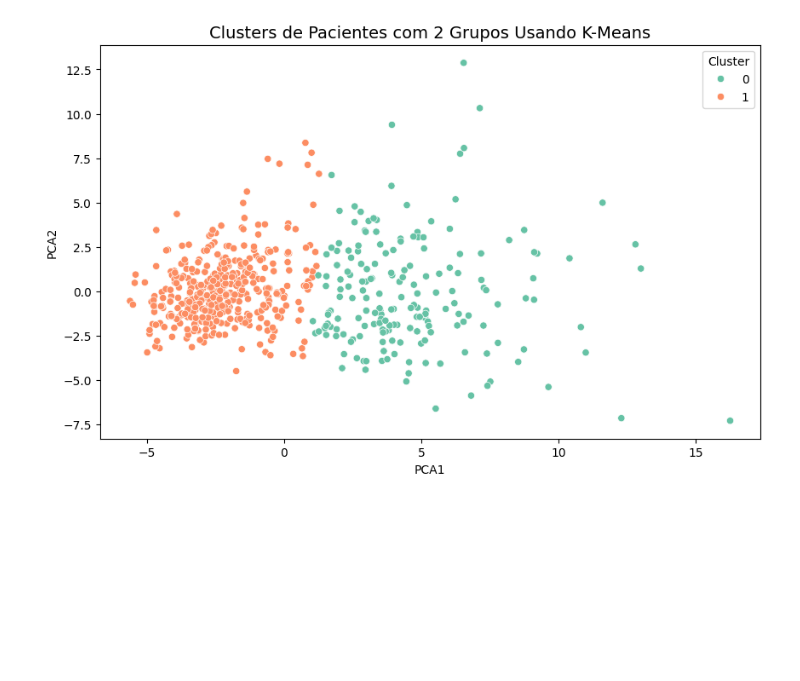
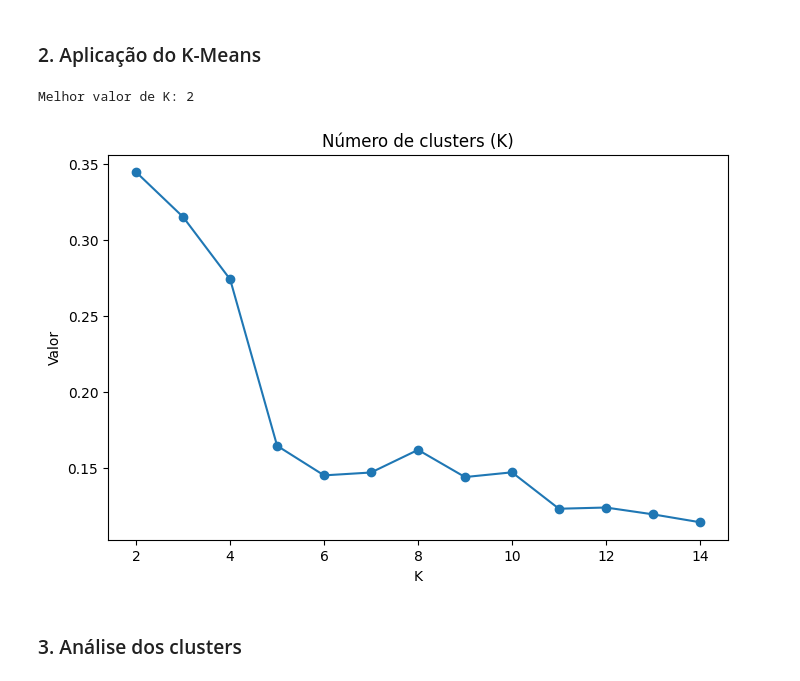
Before and after one commit to carinalanchine/aprendizado-de-maquina-saude, a Jupyter notebook: Atividade 3/atividade3.ipynb, the cells around one changed output. Saved outputs shown, nothing was run; the diff lists cells and outputs as text; code cells hidden in the pictures; blank space fills up the shorter version.

```diff
--- a/Atividade 3/atividade3.ipynb
+++ b/Atividade 3/atividade3.ipynb
@@ -29,4 +25,0 @@ See the caveats in the documentation: https://pandas.pydata.org/pandas-docs/stab
-# %%
-label_encoder = LabelEncoder()
-X[['Diagnosis']] = X[['Diagnosis']].apply(label_encoder.fit_transform)
-X.head()
@@ -46,17 +35,19 @@ See the caveats in the documentation: https://pandas.pydata.org/pandas-docs/stab
 # %%
 scaler = StandardScaler()
-scaled_data = scaler.fit_transform(X)
+X_scaled = scaler.fit_transform(X)
-# %%
-kmeans = KMeans(n_clusters=2, random_state=42)
-kmeans.fit(scaled_data)
-X['Cluster'] = kmeans.labels_
-pca = PCA(n_components=2)
-pca_data = pca.fit_transform(scaled_data)
-X['PCA1'] = pca_data[:, 0]
-X['PCA2'] = pca_data[:, 1]
-plt.figure(figsize=(10, 6))
-sns.scatterplot(x='PCA1', y='PCA2', hue='Cluster', data=X, palette='Set2')
-plt.title(f'Clusters de Pacientes com {2} Grupos Usando K-Means', fontsize=14)
-plt.show()
-# %% [output]
-[figure, removed]
+# %% [markdown]
+### 2. Aplicação do K-Means
+# %%
+scores = []
+k_values = range(2, 15)
+
+for k in k_values:
+    kmeans = KMeans(n_clusters=k, random_state=42)
+    clusters = kmeans.fit_predict(X_scaled)
+    score = silhouette_score(X_scaled, clusters)
+    scores.append(score)
+
+best_k = k_values[np.argmax(scores)]
+print(f"Melhor valor de K: {best_k}")
+# %% [output]
+Melhor valor de K: 2
@@ -62,0 +59,11 @@ plt.show()
+# %%
+plt.figure(figsize=(8, 5))
+plt.plot(k_values, scores, marker='o')
+plt.title("Número de clusters (K)")
+plt.xlabel("K")
+plt.ylabel("Valor")
+plt.show()
+# %% [output]
+[figure, added]
+# %% [markdown]
+### 3. Análise dos clusters
```
Also changed, not shown: parts of 10 cells of this notebook.
